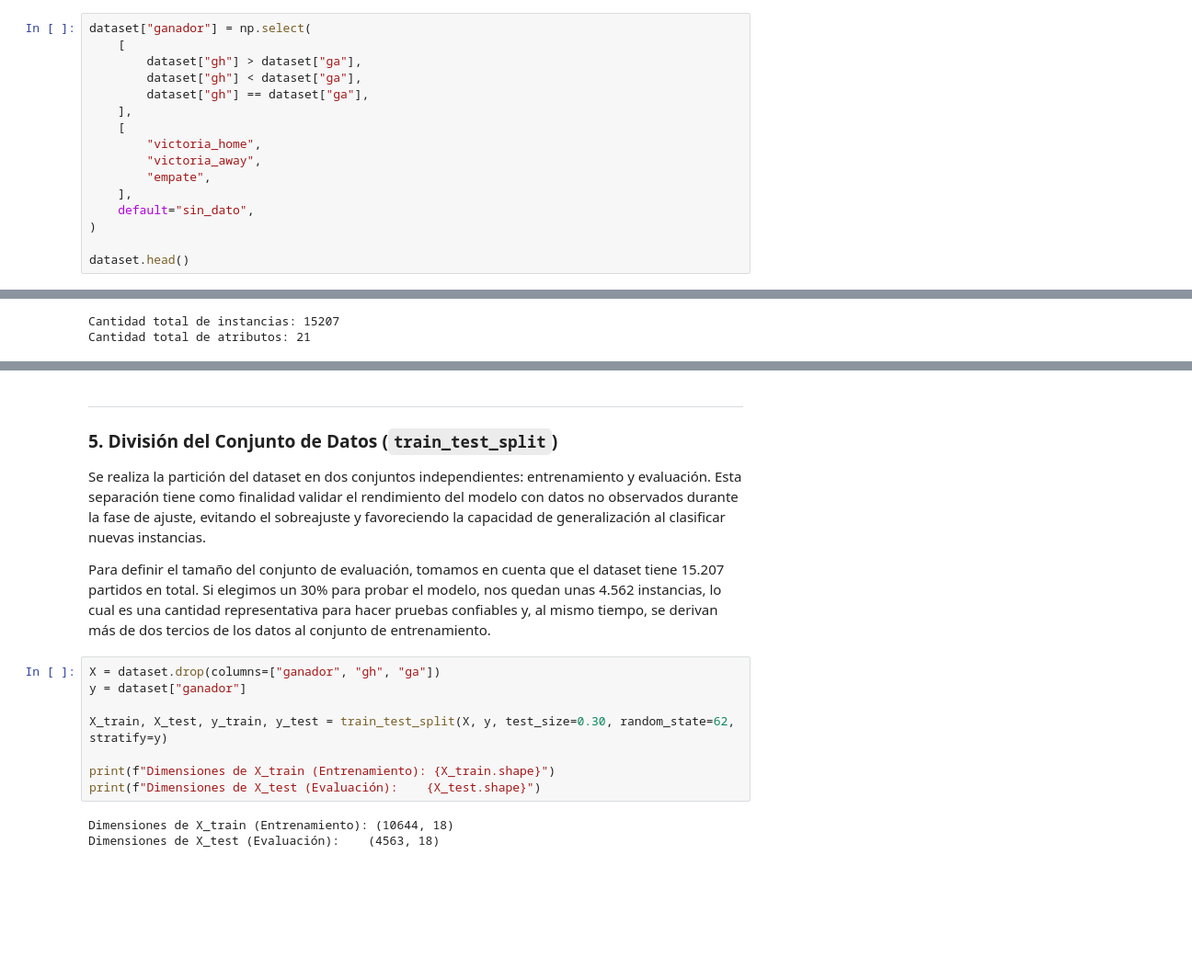
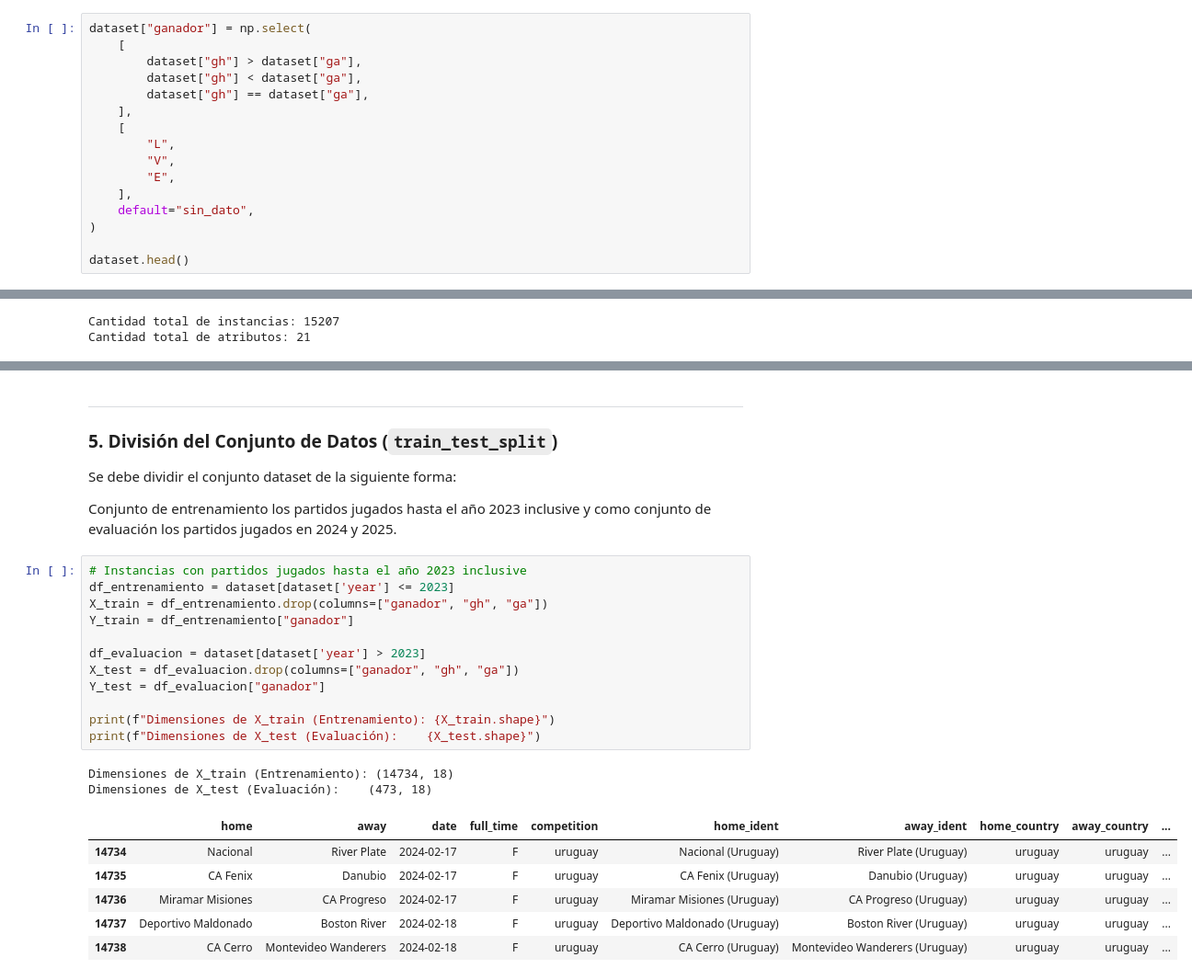
Before and after one commit to lugonca20/aprendaut_labs, a Jupyter notebook: tarea1/prueba_pipeline.ipynb, the cells around one changed output, grey strips where cells are left out. Shown at 92% size. Cells and saved outputs as stored; diff of their text form; blank space fills up the shorter version.

Commit message:
cambios en nomenclatura y division del dataset

```diff
--- a/tarea1/prueba_pipeline.ipynb
+++ b/tarea1/prueba_pipeline.ipynb
@@ -69,9 +93,9 @@ dataset["ganador"] = np.select(
         dataset["gh"] == dataset["ga"],
     ],
     [
-        "victoria_home",
-        "victoria_away",
-        "empate",
+        "L",
+        "V",
+        "E",
     ],
     default="sin_dato",
 )
@@ -188,17 +212,27 @@ Sin embargo, para evitar que una división puramente aleatoria, se aplica un mue
 ---
 ### 5. División del Conjunto de Datos (`train_test_split`)
 
-Se realiza la partición del dataset en dos conjuntos independientes: entrenamiento y evaluación. Esta separación tiene como finalidad validar el rendimiento del modelo con datos no observados durante la fase de ajuste, evitando el sobreajuste y favoreciendo la capacidad de generalización al clasificar nuevas instancias.
+Se debe dividir el conjunto dataset de la siguiente forma:
 
-Para definir el tamaño del conjunto de evaluación, tomamos en cuenta que el dataset tiene 15.207 partidos en total. Si elegimos un 30% para probar el modelo, nos quedan unas 4.562 instancias, lo cual es una cantidad representativa para hacer pruebas confiables y, al mismo tiempo, se derivan más de dos tercios de los datos al conjunto de entrenamiento.
+Conjunto de entrenamiento los partidos jugados hasta el año 2023 inclusive y como conjunto de evaluación los partidos jugados en 2024 y 2025.
 # %%
-X = dataset.drop(columns=["ganador", "gh", "ga"])
-y = dataset["ganador"]
+# Instancias con partidos jugados hasta el año 2023 inclusive
+df_entrenamiento = dataset[dataset['year'] <= 2023]
+X_train = df_entrenamiento.drop(columns=["ganador", "gh", "ga"])
+Y_train = df_entrenamiento["ganador"]
 
-X_train, X_test, y_train, y_test = train_test_split(X, y, test_size=0.30, random_state=62, stratify=y)
+df_evaluacion = dataset[dataset['year'] > 2023]
+X_test = df_evaluacion.drop(columns=["ganador", "gh", "ga"])
+Y_test = df_evaluacion["ganador"]
 
 print(f"Dimensiones de X_train (Entrenamiento): {X_train.shape}")
 print(f"Dimensiones de X_test (Evaluación):    {X_test.shape}")
 # %% [output]
-Dimensiones de X_train (Entrenamiento): (10644, 18)
-Dimensiones de X_test (Evaluación):    (4563, 18)
+Dimensiones de X_train (Entrenamiento): (14734, 18)
+Dimensiones de X_test (Evaluación):    (473, 18)
+|  | home | away | date | full_time | competition | home_ident | away_ident | home_country | away_country | ... |
+| 14734 | Nacional | River Plate | 2024-02-17 | F | uruguay | Nacional (Uruguay) | River Plate (Uruguay) | uruguay | uruguay | ... |
+| 14735 | CA Fenix | Danubio | 2024-02-17 | F | uruguay | CA Fenix (Uruguay) | Danubio (Uruguay) | uruguay | uruguay | ... |
+| 14736 | Miramar Misiones | CA Progreso | 2024-02-17 | F | uruguay | Miramar Misiones (Uruguay) | CA Progreso (Uruguay) | uruguay | uruguay | ... |
+| 14737 | Deportivo Maldonado | Boston River | 2024-02-18 | F | uruguay | Deportivo Maldonado (Uruguay) | Boston River (Uruguay) | uruguay | uruguay | ... |
+| 14738 | CA Cerro | Montevideo Wanderers | 2024-02-18 | F | uruguay | CA Cerro (Uruguay) | Montevideo Wanderers (Uruguay) | uruguay | uruguay | ... |
```
Also changed, not shown: parts of 8 cells of this notebook.
